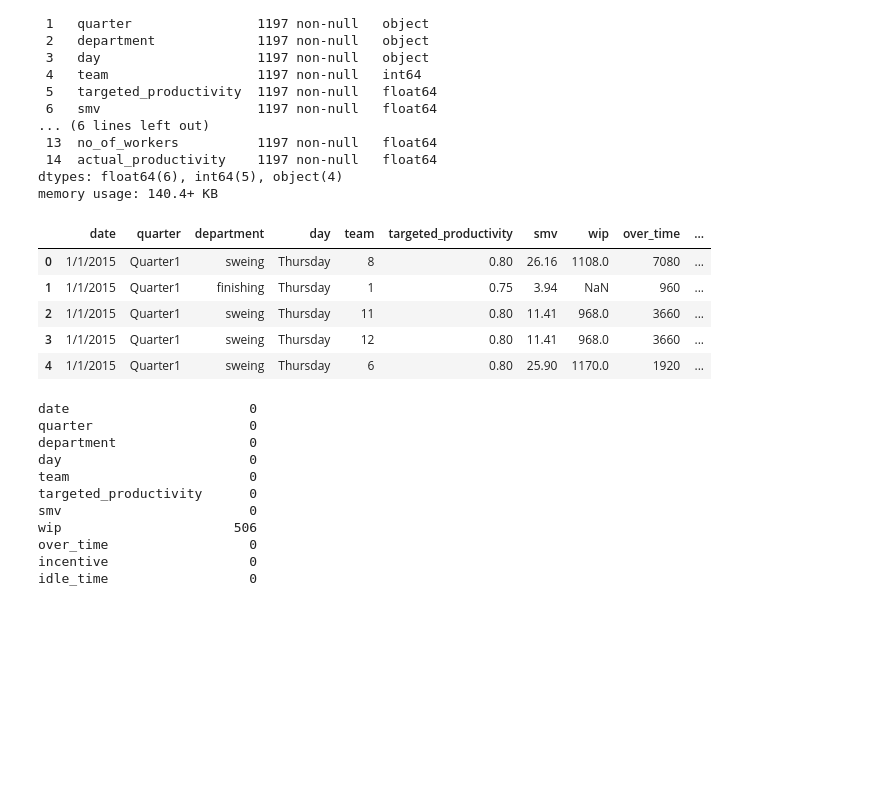
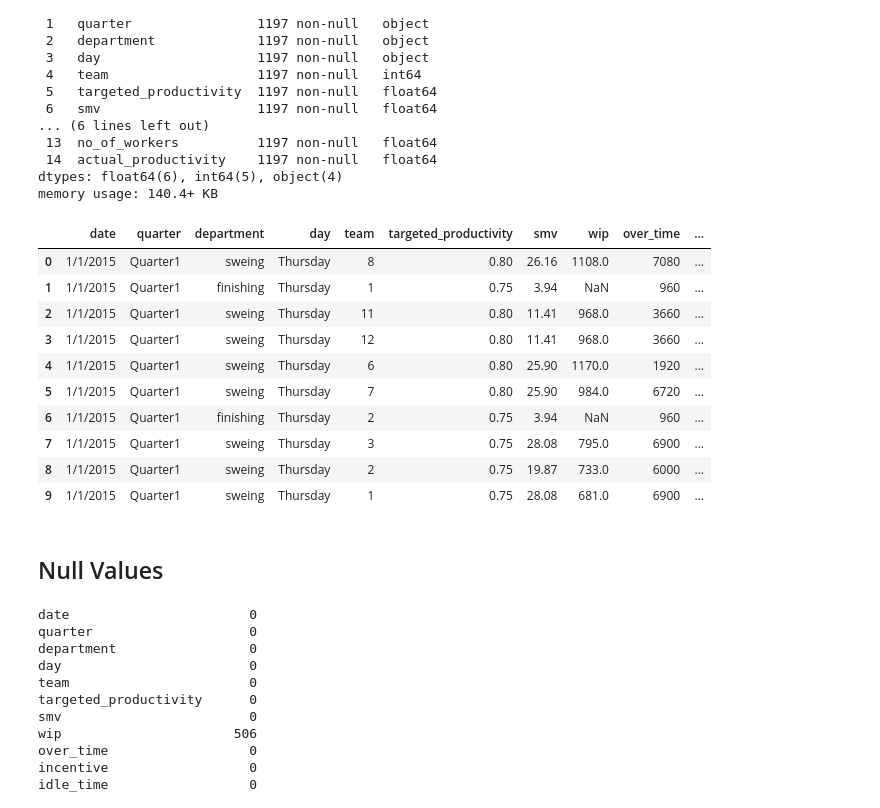
Before and after one commit to byydev/Predictionofproductivity_regression, a Jupyter notebook: Prediction_of_productivity_regression.ipynb, the cells around one changed output. Cells and saved outputs as stored; diff of their text form; code cells hidden in the pictures; blank space fills up the shorter version.

```diff
--- a/Prediction_of_productivity_regression.ipynb
+++ b/Prediction_of_productivity_regression.ipynb
@@ -78,12 +79,19 @@ Data columns (total 15 columns):
 dtypes: float64(6), int64(5), object(4)
 memory usage: 140.4+ KB
 # %%
-df.head()
+df.head(10)
 # %% [output]
 |  | date | quarter | department | day | team | targeted_productivity | smv | wip | over_time | ... |
 | 0 | 1/1/2015 | Quarter1 | sweing | Thursday | 8 | 0.80 | 26.16 | 1108.0 | 7080 | ... |
 | 1 | 1/1/2015 | Quarter1 | finishing | Thursday | 1 | 0.75 | 3.94 | NaN | 960 | ... |
 | 2 | 1/1/2015 | Quarter1 | sweing | Thursday | 11 | 0.80 | 11.41 | 968.0 | 3660 | ... |
 | 3 | 1/1/2015 | Quarter1 | sweing | Thursday | 12 | 0.80 | 11.41 | 968.0 | 3660 | ... |
 | 4 | 1/1/2015 | Quarter1 | sweing | Thursday | 6 | 0.80 | 25.90 | 1170.0 | 1920 | ... |
+| 5 | 1/1/2015 | Quarter1 | sweing | Thursday | 7 | 0.80 | 25.90 | 984.0 | 6720 | ... |
+| 6 | 1/1/2015 | Quarter1 | finishing | Thursday | 2 | 0.75 | 3.94 | NaN | 960 | ... |
+| 7 | 1/1/2015 | Quarter1 | sweing | Thursday | 3 | 0.75 | 28.08 | 795.0 | 6900 | ... |
+| 8 | 1/1/2015 | Quarter1 | sweing | Thursday | 2 | 0.75 | 19.87 | 733.0 | 6000 | ... |
+| 9 | 1/1/2015 | Quarter1 | sweing | Thursday | 1 | 0.75 | 28.08 | 681.0 | 6900 | ... |
+# %% [markdown]
+## Null Values
 # %%
```
Also changed, not shown: parts of 17 cells of this notebook.
